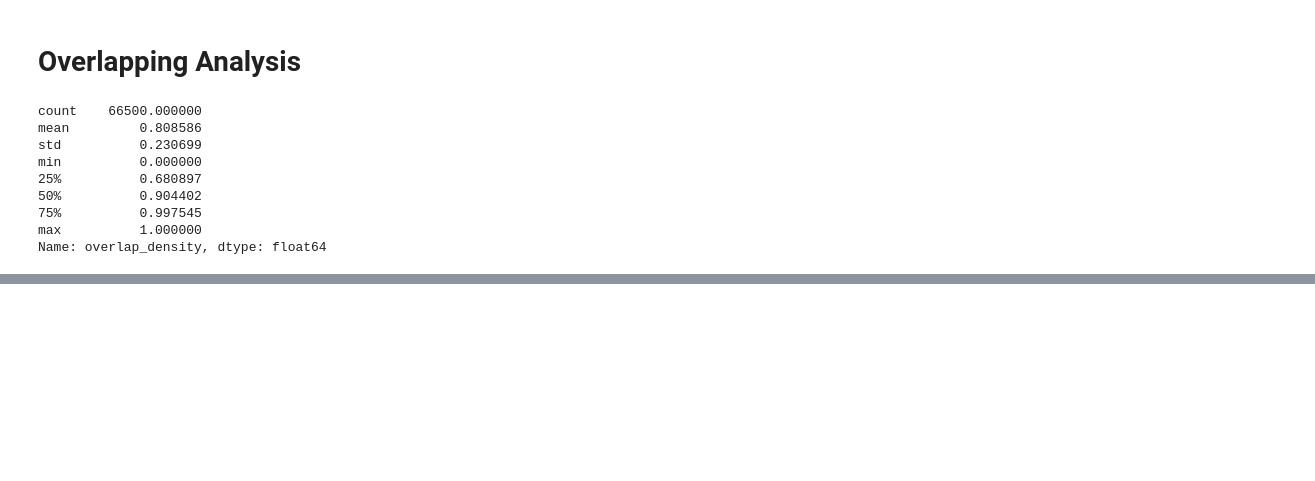
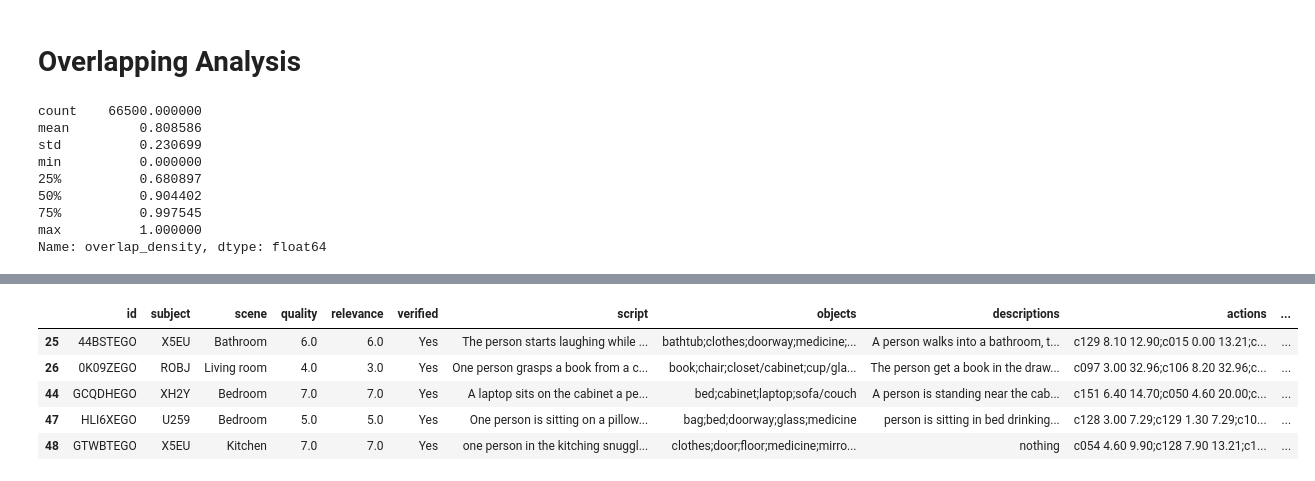
Before and after one commit to dangtna1/THUMOS-14_TAD, a Jupyter notebook: notebooks/charades_analysis.ipynb, the cells around one changed output, grey strips where cells are left out. Cells and saved outputs as stored; diff of their text form; code cells hidden in the pictures; blank space fills up the shorter version.

```diff
--- a/notebooks/charades_analysis.ipynb
+++ b/notebooks/charades_analysis.ipynb
@@ -181,0 +195,25 @@ Name: overlap_density, dtype: float64
+# %%
+import os
+
+def is_same_noframes(exo_id, ego_id):
+    rgb_path = f"../data/charades/CharadesEgo_v1_rgb"
+    exo_rgb_dir = rgb_path + f"/{exo_id}"
+    ego_rgb_dir = rgb_path + f"/{ego_id}"
+
+    # Make sure both directories exist
+    if not os.path.isdir(exo_rgb_dir) or not os.path.isdir(ego_rgb_dir):
+        return False
+
+    exo_frames = os.listdir(exo_rgb_dir)
+    ego_frames = os.listdir(ego_rgb_dir)
+
+    noframes_diff = len(exo_frames) - len(ego_frames)
+
+    # Check if the number of frames in both directories are similar
+    return abs(noframes_diff) < 5 # consider to change this
+
+def get_ego_id_from_charades_video_id(df, video_id):
+    ego_id = df[df['charades_video'] == video_id]['id']
+    if len(ego_id) == 0:
+      return None
+    return ego_id.iloc[0] if isinstance(ego_id, pd.Series) else ego_id
@@ -181,0 +224,2 @@ Name: overlap_density, dtype: float64
+# %%
+ego_df['is_same_noframes'] = ego_df.apply(lambda row: is_same_noframes(row['id'][:-3], row['id']), axis=1)
@@ -181,0 +230,9 @@ Name: overlap_density, dtype: float64
+# %%
+ego_df[ego_df['is_same_noframes'] == True].head()
+# %% [output]
+|  | id | subject | scene | quality | relevance | verified | script | objects | descriptions | actions | ... |
+| 25 | 44BSTEGO | X5EU | Bathroom | 6.0 | 6.0 | Yes | The person starts laughing while ... | bathtub;clothes;doorway;medicine;... | A person walks into a bathroom, t... | c129 8.10 12.90;c015 0.00 13.21;c... | ... |
+| 26 | 0K09ZEGO | ROBJ | Living room | 4.0 | 3.0 | Yes | One person grasps a book from a c... | book;chair;closet/cabinet;cup/gla... | The person get a book in the draw... | c097 3.00 32.96;c106 8.20 32.96;c... | ... |
+| 44 | GCQDHEGO | XH2Y | Bedroom | 7.0 | 7.0 | Yes | A laptop sits on the cabinet a pe... | bed;cabinet;laptop;sofa/couch | A person is standing near the cab... | c151 6.40 14.70;c050 4.60 20.00;c... | ... |
+| 47 | HLI6XEGO | U259 | Bedroom | 5.0 | 5.0 | Yes | One person is sitting on a pillow... | bag;bed;doorway;glass;medicine | person is sitting in bed drinking... | c128 3.00 7.29;c129 1.30 7.29;c10... | ... |
+| 48 | GTWBTEGO | X5EU | Kitchen | 7.0 | 7.0 | Yes | one person in the kitching snuggl... | clothes;door;floor;medicine;mirro... | nothing | c054 4.60 9.90;c128 7.90 13.21;c1... | ... |
```
Also changed, not shown: parts of 9 cells of this notebook, 2 other files.
